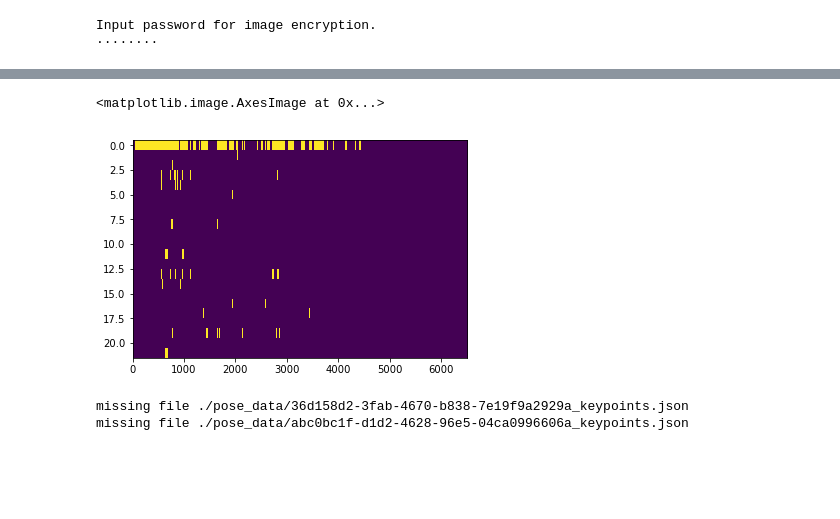
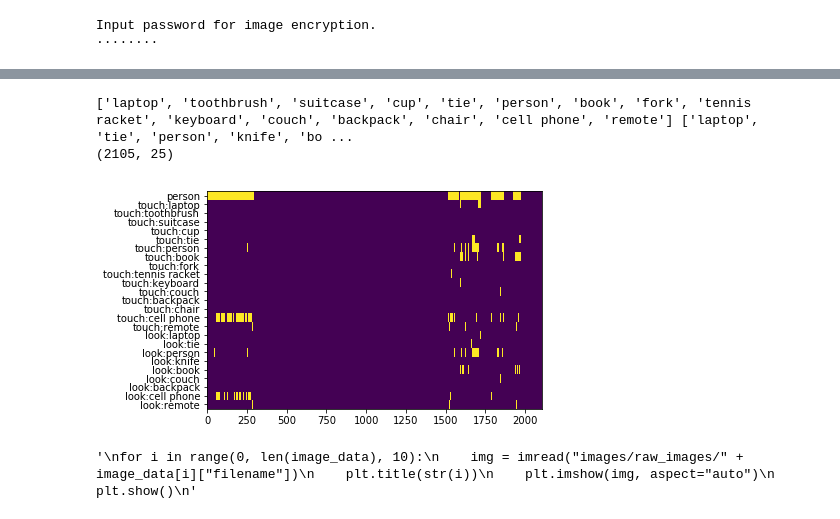
Before and after one commit to nakamoo/sumica, a Jupyter notebook: main_server/hai/notebooks/huelearn.ipynb, the cells around one changed output, grey strips where cells are left out. Saved outputs shown, nothing was run; the diff lists cells and outputs as text; code cells hidden in the pictures; blank space fills up the shorter version.

```diff
--- a/main_server/hai/notebooks/huelearn.ipynb
+++ b/main_server/hai/notebooks/huelearn.ipynb
@@ -103,8 +103,23 @@ print(dataX.shape)
-# %%
-%matplotlib inline
-plt.imshow(dataX.T, aspect="auto")
-# %% [output]
-<matplotlib.image.AxesImage at 0x...>
-[figure, removed]
-missing file ./pose_data/36d158d2-3fab-4670-b838-7e19f9a2929a_keypoints.json
-missing file ./pose_data/abc0bc1f-d1d2-4628-96e5-04ca0996606a_keypoints.json
+# %%
+%matplotlib inline
+print(touch_classes, look_classes)
+
+ylabels = ["person"] + ["touch:" + t for t in touch_classes] + ["look:" + t for t in look_classes]
+plt.yticks(np.arange(len(ylabels)), ylabels)
+plt.imshow(dataX.T, aspect="auto")
+print(dataX.shape)
+# %% [output]
+['laptop', 'toothbrush', 'suitcase', 'cup', 'tie', 'person', 'book', 'fork', 'tennis racket', 'keyboard', 'couch', 'backpack', 'chair', 'cell phone', 'remote'] ['laptop', 'tie', 'person', 'knife', 'bo ...
+(2105, 25)
+[figure, added]
+# %%
+from scipy.misc import imread
+"""
+for i in range(0, len(image_data), 10):
+    img = imread("images/raw_images/" + image_data[i]["filename"])
+    plt.title(str(i))
+    plt.imshow(img, aspect="auto")
+    plt.show()
+"""
+# %% [output]
+'\nfor i in range(0, len(image_data), 10):\n    img = imread("images/raw_images/" + image_data[i]["filename"])\n    plt.title(str(i))\n    plt.imshow(img, aspect="auto")\n    plt.show()\n'
```
Also changed, not shown: parts of 10 cells of this notebook, 4 other files.
